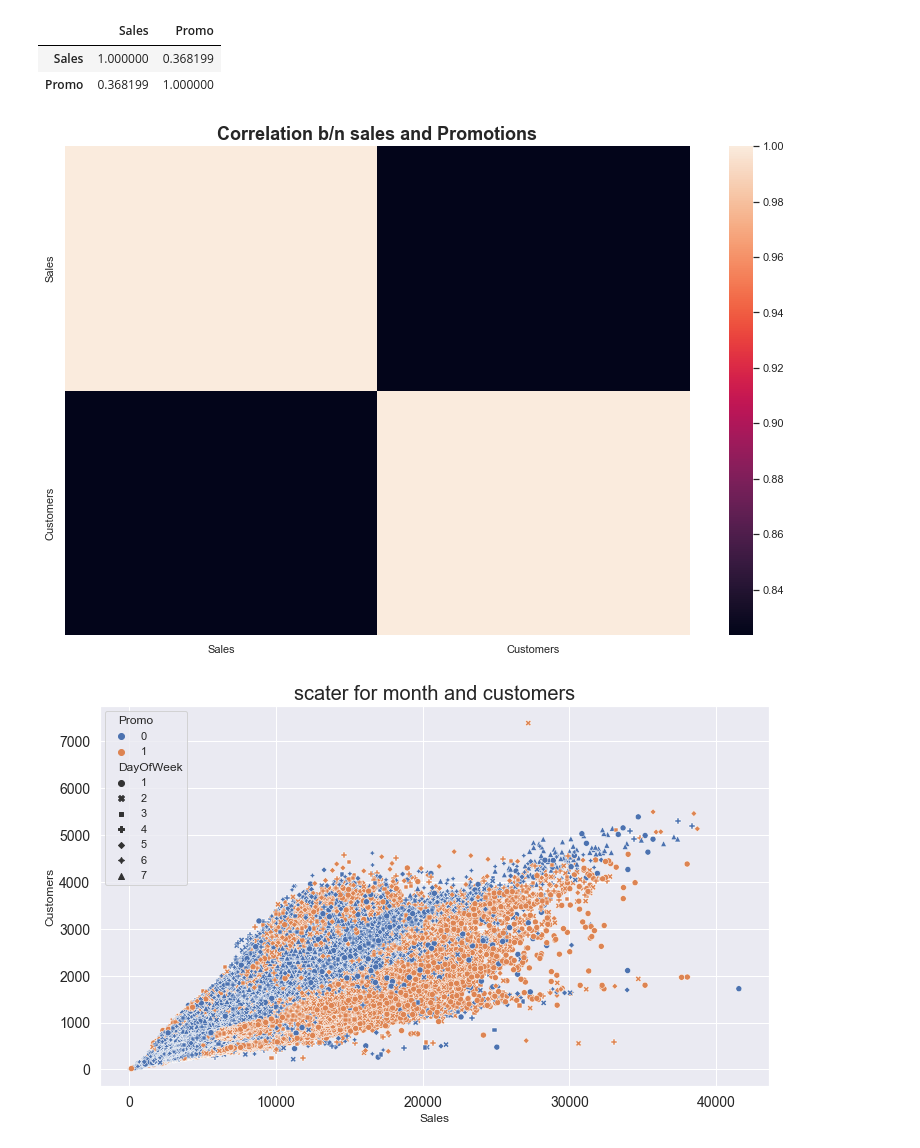
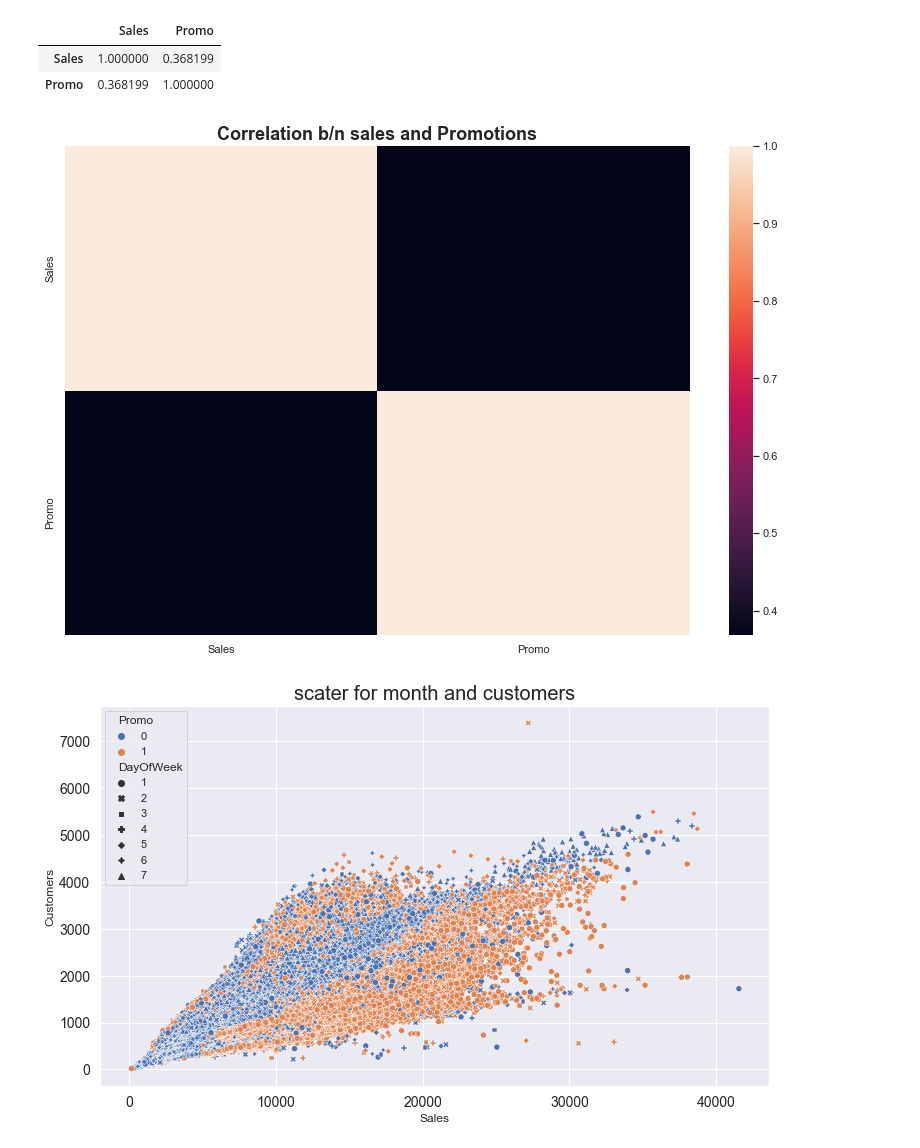
Before and after one commit to michaelgetachew-abebe/Pharmaceutical-Sales-Prediction_Rossmann, a Jupyter notebook: notebooks/explratory_data_analysis.ipynb, the cells around one changed output. Saved outputs shown, nothing was run; the diff lists cells and outputs as text; code cells hidden in the pictures.

```diff
--- a/notebooks/explratory_data_analysis.ipynb
+++ b/notebooks/explratory_data_analysis.ipynb
@@ -561,9 +561,9 @@ sales_promo_corr.head()
 | Sales | 1.000000 | 0.368199 |
 | Promo | 0.368199 | 1.000000 |
 # %%
-exploration.plot_heatmap_from_correlation(sales_cutomer_corr, 'Correlation b/n sales and Promotions')
+exploration.plot_heatmap_from_correlation(sales_promo_corr, 'Correlation b/n sales and Promotions')
 # %% [output]
-[figure, old version]
+[figure, new version]
 # %%
 exploration.plot_scatter(train_store, 'Sales','Customers', 'scater for month and customers', 'Promo', 'DayOfWeek')
 # %% [output]
```
Also changed, not shown: parts of 1 cell of this notebook, 1 other file.
